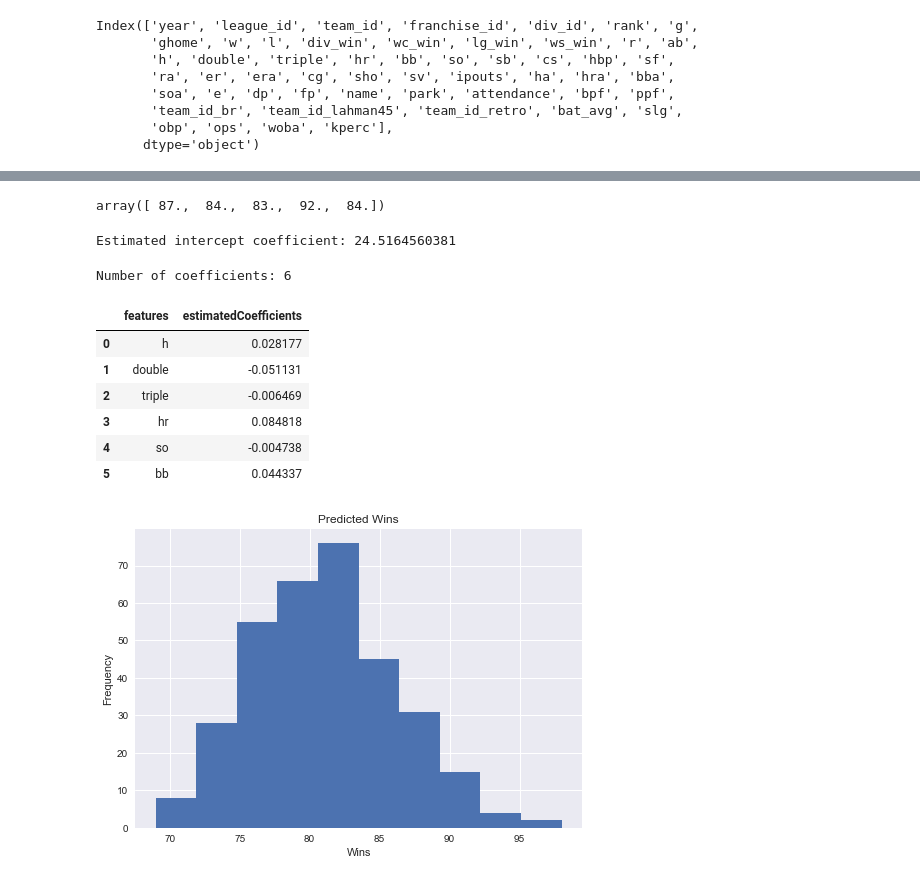
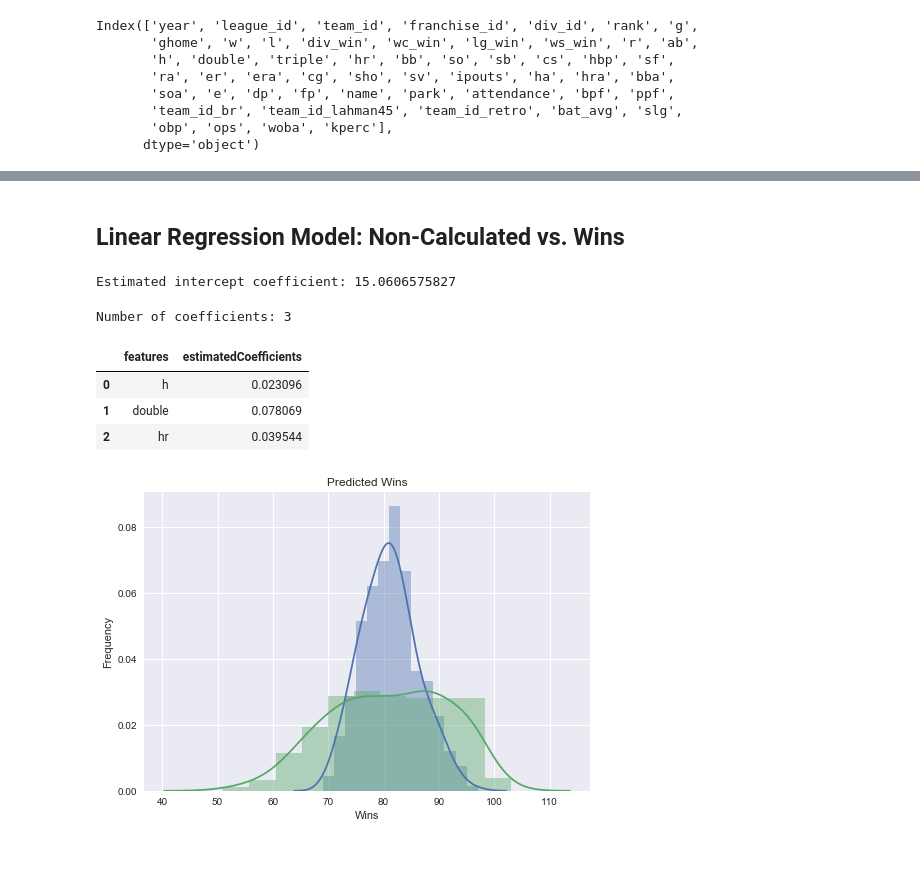
Before and after one commit to lawewers/Springboard-Capstone-MLB-W-vs.-L, a Jupyter notebook: CapstoneProject.ipynb, the cells around one changed output, grey strips where cells are left out. Saved outputs shown, nothing was run; the diff lists cells and outputs as text; code cells hidden in the pictures; blank space fills up the shorter version.

```diff
--- a/CapstoneProject.ipynb
+++ b/CapstoneProject.ipynb
@@ -481,6 +378,10 @@ Index(['year', 'league_id', 'team_id', 'franchise_id', 'div_id', 'rank', 'g',
       dtype='object')
 # %%
 from sklearn.linear_model import LinearRegression
-ncalc = team_rb[['h', 'double', 'triple', 'hr', 'so', 'bb']]
-calc = team_rb[['bat_avg', 'slg', 'obp', 'ops', 'woba', 'kperc']]
+ncalc = team_rb[['h', 'double', 'hr', 'so', 'bb']]
+calc = team_rb[['bat_avg', 'slg', 'obp', 'ops', 'woba']]
 wins = team_rb['w']
+print('Non-Calculated Stats')
+print(ncalc.head())
+print('Calculated Stats')
+print(calc.head())
@@ -486,0 +403,17 @@ wins = team_rb['w']
+# %%
+from sklearn.linear_model import LassoCV
+from sklearn.datasets import load_boston
+from sklearn.svm import LinearSVC
+from sklearn.feature_selection import SelectFromModel
+
+print(ncalc.shape)
+
+m = SelectFromModel(LassoCV())
+
+m.fit(ncalc, wins)
+print(m.transform(ncalc).shape)
+
+df_new = m.transform(ncalc)
+df_new = pd.DataFrame(df_new)
+df_new.columns = ['h', 'hr', 'bb']
+df_new.head()
@@ -486,0 +429,12 @@ wins = team_rb['w']
+# %%
+print(calc.shape)
+
+m = SelectFromModel(LassoCV())
+
+m.fit(calc, wins)
+print(m.transform(calc).shape)
+
+df_new1 = m.transform(calc)
+df_new1 = pd.DataFrame(df_new1)
+df_new1.columns = ['ops']
+df_new1.head()
@@ -487,36 +450,33 @@ wins = team_rb['w']
+# %% [markdown]
+## Linear Regression Model: Non-Calculated vs. Wins
 # %%
 lm = LinearRegression()
-lm.fit(ncalc, wins)
-pred = np.round(lm.predict(ncalc))
-pred[0:5]
+lm.fit(df_new, wins)
+pred = np.round(lm.predict(df_new))
-# %% [output]
-array([ 87.,  84.,  83.,  92.,  84.])
 # %%
 print('Estimated intercept coefficient:', lm.intercept_)
 # %% [output]
-Estimated intercept coefficient: 24.5164560381
+Estimated intercept coefficient: 15.0606575827
 # %%
 print('Number of coefficients:', len(lm.coef_))
 # %% [output]
-Number of coefficients: 6
+Number of coefficients: 3
 # %%
 pd.DataFrame(list(zip(ncalc.columns, lm.coef_)), columns = ['features', 'estimatedCoefficients'])
 # %% [output]
 |  | features | estimatedCoefficients |
-| 0 | h | 0.028177 |
-| 1 | double | -0.051131 |
-| 2 | triple | -0.006469 |
-| 3 | hr | 0.084818 |
-| 4 | so | -0.004738 |
-| 5 | bb | 0.044337 |
+| 0 | h | 0.023096 |
+| 1 | double | 0.078069 |
+| 2 | hr | 0.039544 |
 # %%
-plt.hist(pred)
+sns.distplot(pred)
+sns.distplot(wins)
 plt.title("Predicted Wins")
 plt.xlabel("Wins")
 plt.ylabel("Frequency")
 plt.show()
 # %% [output]
-[figure, old version]
+[figure, new version]
 # %%
 plt.scatter(pred, wins)
 plt.xlabel("Predicted Wins")
```
Also changed, not shown: parts of 62 cells of this notebook.
